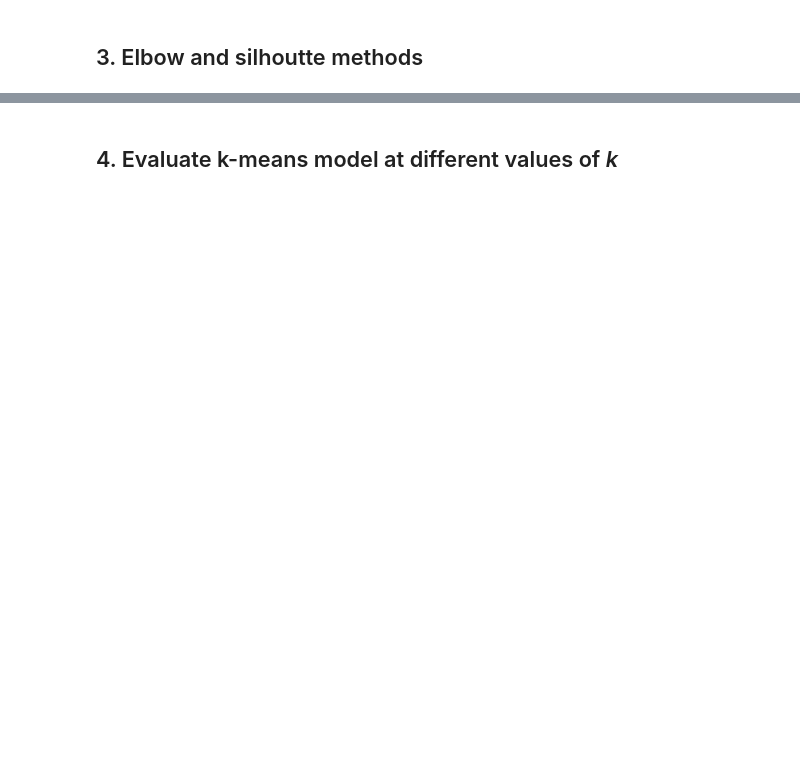
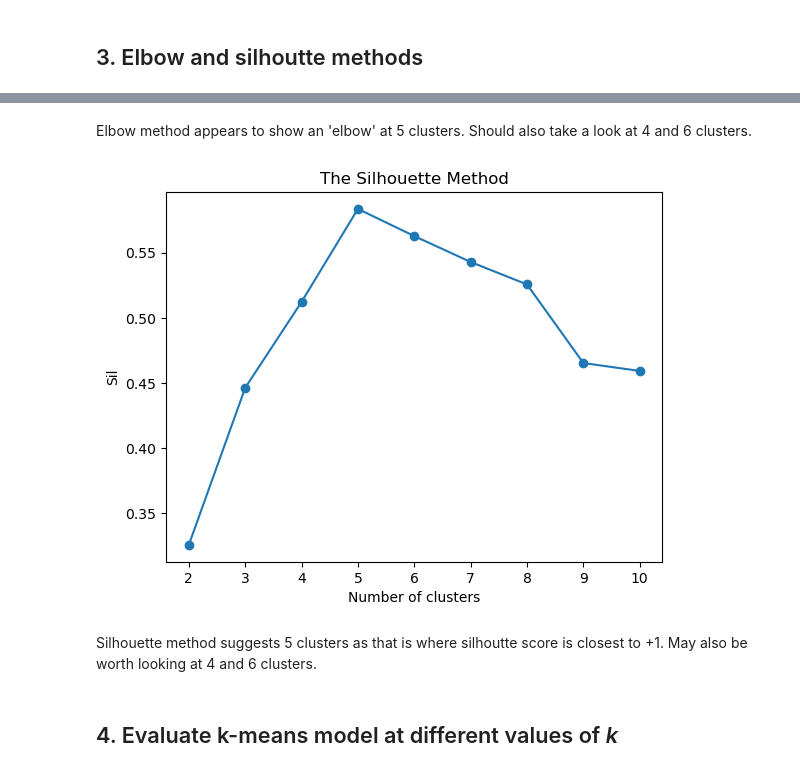
Before and after one commit to Harsh46/Gulati_Harshdeep_DA301_Assignment, a Jupyter notebook: Gulati_Harshdeep_DA301_Assignment_Notebook.ipynb, the cells around one changed output, grey strips where cells are left out. Cells and saved outputs as stored; diff of their text form; code cells hidden in the pictures; blank space fills up the shorter version.

```diff
--- a/Gulati_Harshdeep_DA301_Assignment_Notebook.ipynb
+++ b/Gulati_Harshdeep_DA301_Assignment_Notebook.ipynb
@@ -720,4 +793,30 @@ warnings.filterwarnings('ignore')
+# %% [markdown]
+Elbow method appears to show an 'elbow' at 5 clusters. Should also take a look at 4 and 6 clusters.
 # %%
 # Determine the number of clusters: Silhouette method.
+sil = []
+kmax = 10
+
+for k in range(2, kmax+1):
+    kmeans_s = KMeans(n_clusters = k).fit(df2)
+    labels = kmeans_s.labels_
+    sil.append(silhouette_score(df2,
+                                labels,
+                                metric = 'euclidean'))
+
+# Plot the silhouette method.
+plt.plot(range(2, kmax+1),
+         sil,
+         marker='o')
+
+plt.title("The Silhouette Method")
+plt.xlabel("Number of clusters")
+plt.ylabel("Sil")
+
+plt.show()
+# %% [output]
+[figure, added]
+# %% [markdown]
+Silhouette method suggests 5 clusters as that is where silhoutte score is closest to +1. May also be worth looking at 4 and 6 clusters.
 # %% [markdown]
 ## 4. Evaluate k-means model at different values of *k*
```
Also changed, not shown: parts of 30 cells of this notebook.
